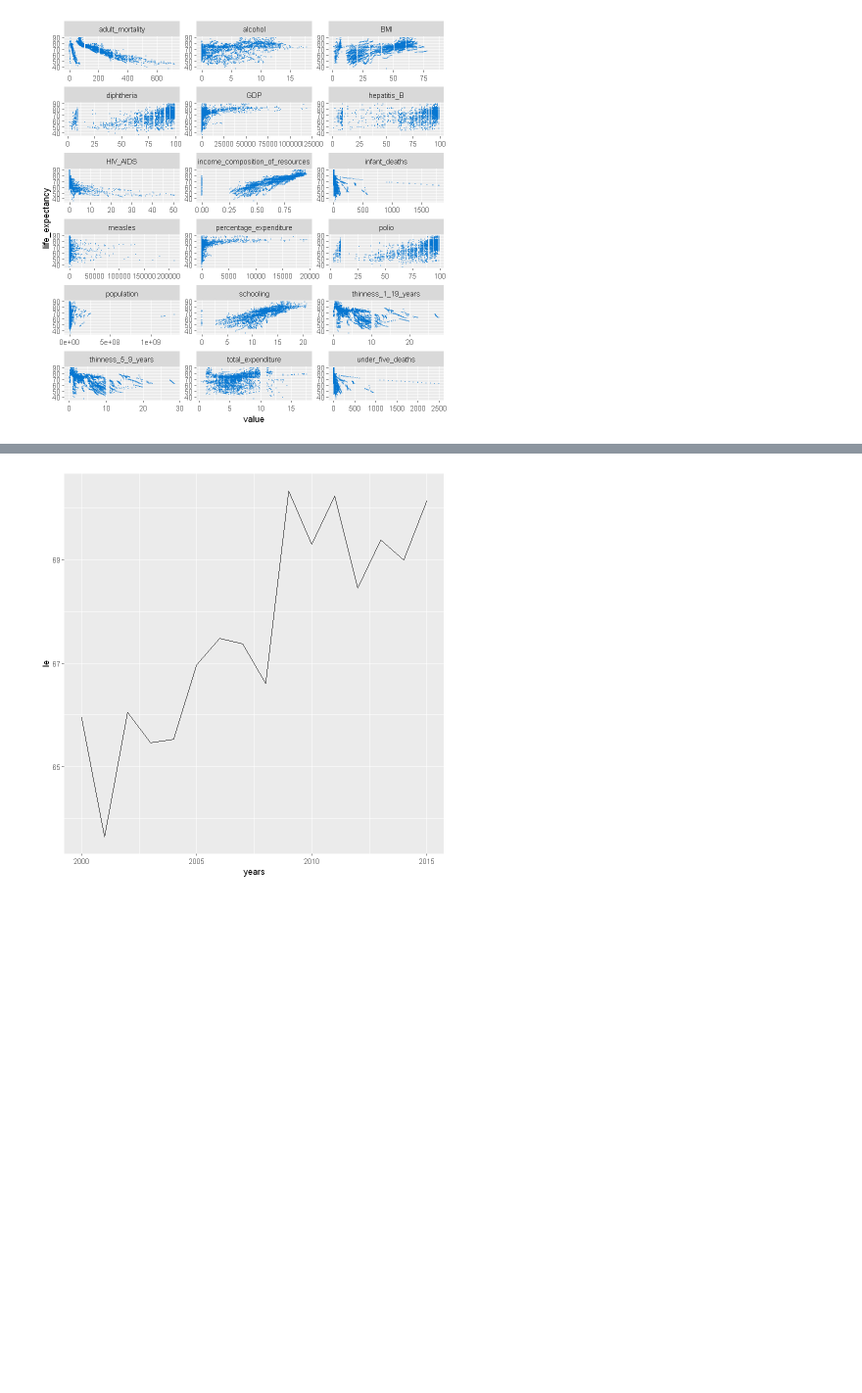
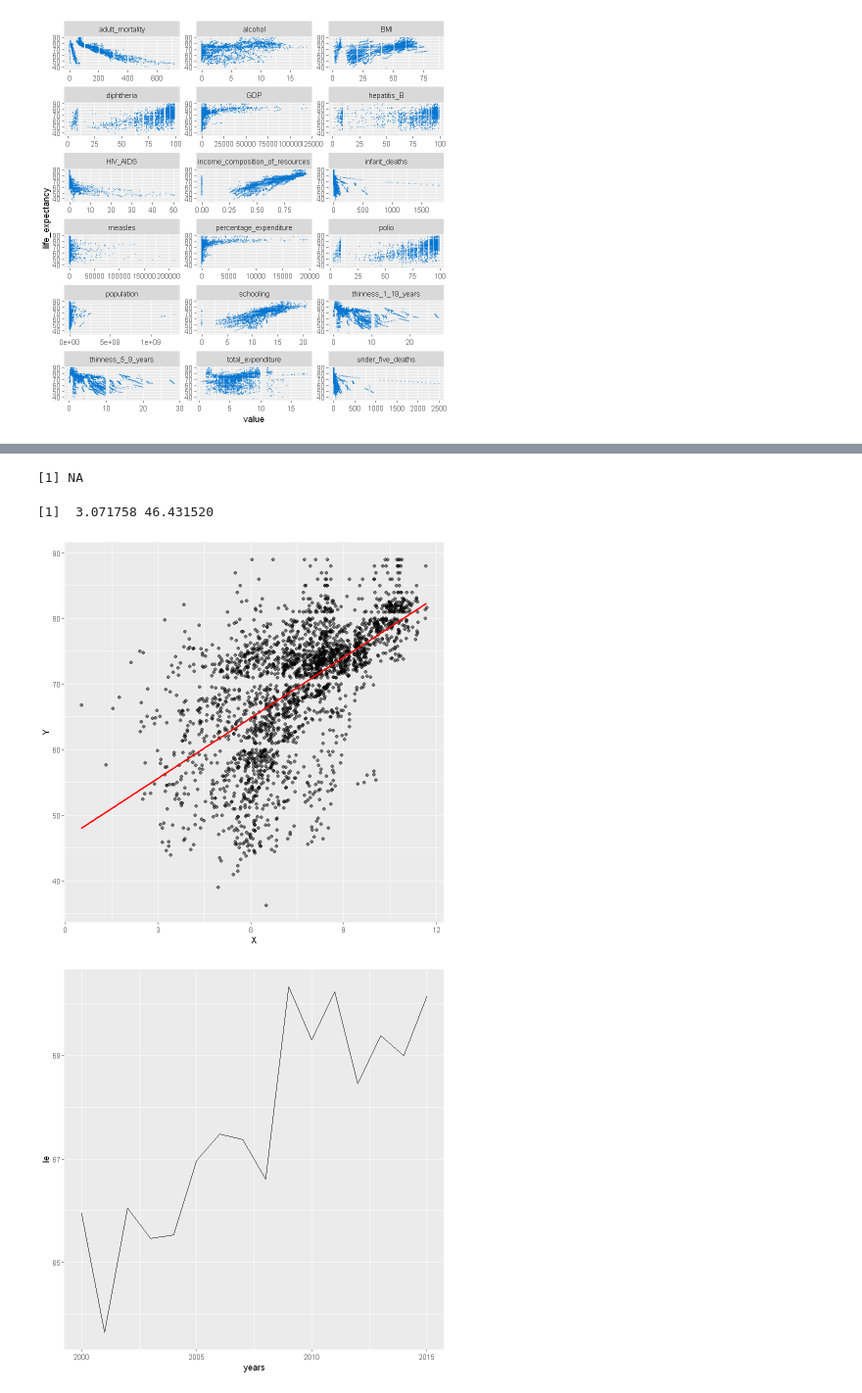
Before and after one commit to Szymex49/What_affects_life_expectancy-statistical_analysis, a Jupyter notebook: Malec.ipynb, the cells around one changed output, grey strips where cells are left out. Shown at 98% size. Cells and saved outputs as stored; diff of their text form; code cells hidden in the pictures; blank space fills up the shorter version.

```diff
--- a/Malec.ipynb
+++ b/Malec.ipynb
@@ -124,3 +135,12 @@ A data.frame: 16 × 19
+# %%
+cor(log(X), Y)
+# %% [output]
+[1] NA
+# %%
+regression(log(X), Y)
+# %% [output]
+[1]  3.071758 46.431520
+[figure, added]
 # %%
 le <- c()
 years <- sort(unique(data$year))
```
Also changed, not shown: parts of 2 cells of this notebook, 1 other file.
